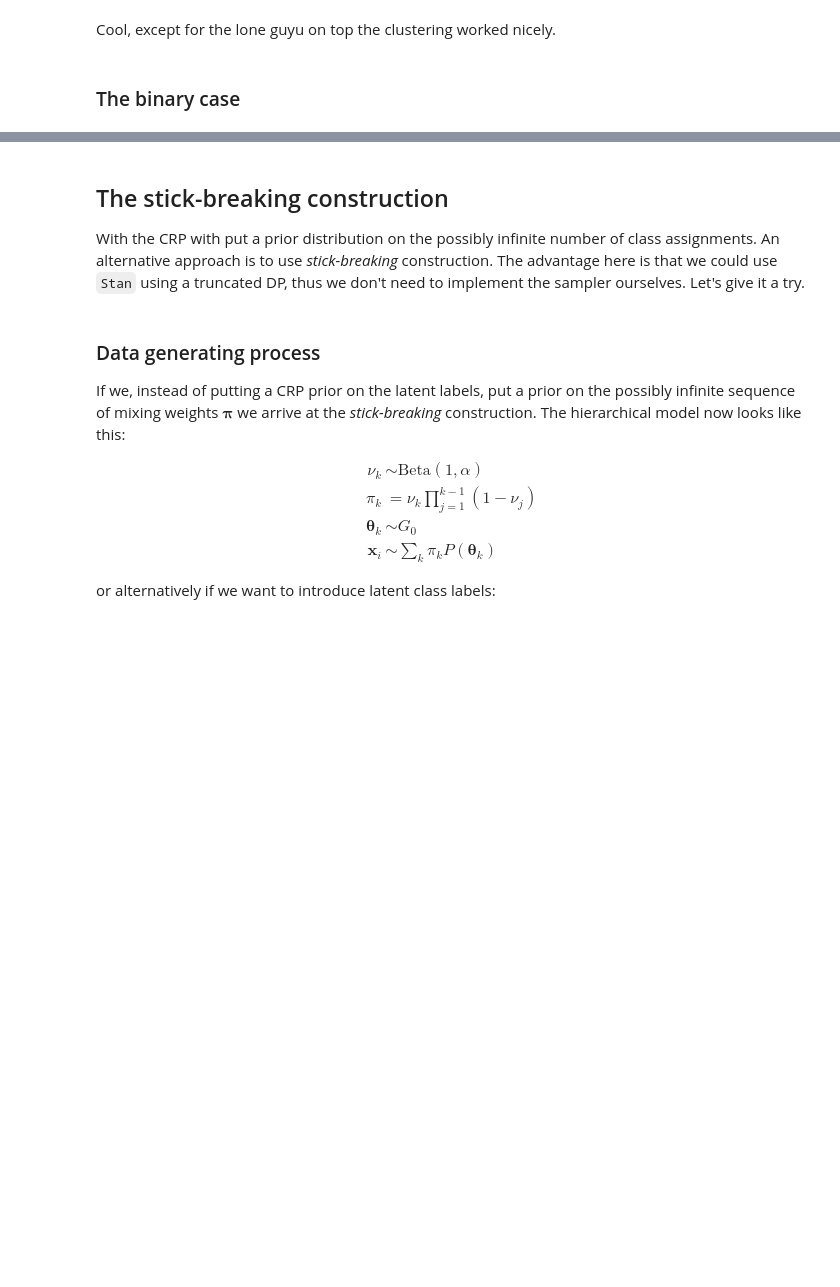
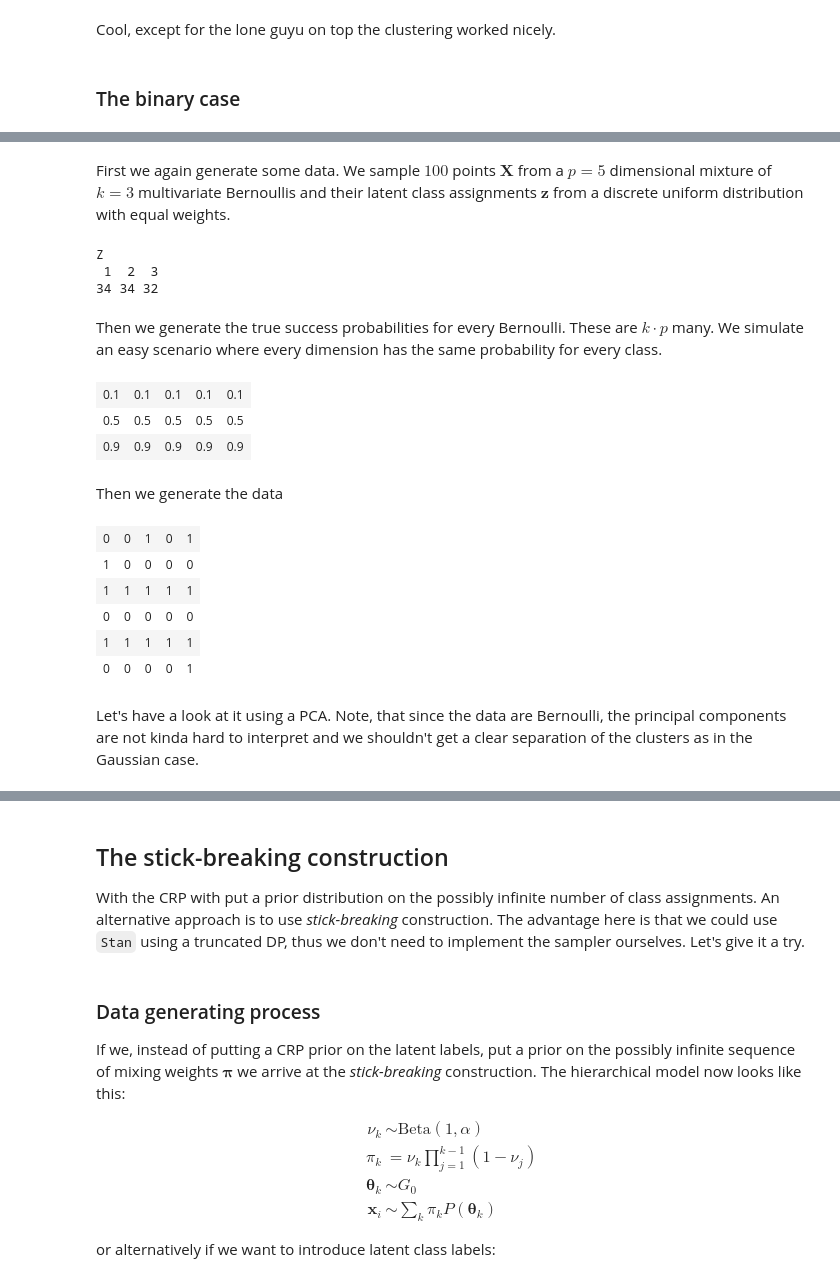
Before and after one commit to dirmeier/etudes, a Jupyter notebook: dirichlet_process_mixture_models.ipynb, the cells around one changed output, grey strips where cells are left out. Cells and saved outputs as stored; diff of their text form; code cells hidden in the pictures; blank space fills up the shorter version.

Commit message:
Some adds to bernoulli case

```diff
--- a/dirichlet_process_mixture_models.ipynb
+++ b/dirichlet_process_mixture_models.ipynb
@@ -244,0 +257,37 @@ Cool, except for the lone guyu on top the clustering worked nicely.
+# %% [markdown]
+First we again generate some data. We sample $100$ points $\mathbf{X}$ from a $p=5$ dimensional mixture of $k=3$ multivariate Bernoullis and their latent class assignments $\mathbf{z}$ from a discrete uniform distribution with equal weights.
+# %%
+n <- 100
+k <- 3
+p <- 5
+
+Z <- sample(1:3, n, replace = T)
+table(Z)
+# %% [output]
+Z
+ 1  2  3
+34 34 32
+# %% [markdown]
+Then we generate the true success probabilities for every Bernoulli. These are $k \cdot p$ many. We simulate an easy scenario where every dimension has the same probability for every class.
+# %%
+probs.true <- matrix(seq(0.1, 0.9, length.out=k), k, p)
+probs.true
+# %% [output]
+| 0.1 | 0.1 | 0.1 | 0.1 | 0.1 |
+| 0.5 | 0.5 | 0.5 | 0.5 | 0.5 |
+| 0.9 | 0.9 | 0.9 | 0.9 | 0.9 |
+# %% [markdown]
+Then we generate the data
+# %%
+probs.matrix <- probs.true[Z, ]
+X  <- (probs.matrix > matrix(runif(n * p), n, p)) * 1
+head(X)
+# %% [output]
+| 0 | 0 | 1 | 0 | 1 |
+| 1 | 0 | 0 | 0 | 0 |
+| 1 | 1 | 1 | 1 | 1 |
+| 0 | 0 | 0 | 0 | 0 |
+| 1 | 1 | 1 | 1 | 1 |
+| 0 | 0 | 0 | 0 | 1 |
+# %% [markdown]
+Let's have a look at it using a PCA. Note, that since the data are Bernoulli, the principal components are not kinda hard to interpret and we shouldn't get a clear separation of the clusters as in the Gaussian case.
```
Also changed, not shown: parts of 8 cells of this notebook.
